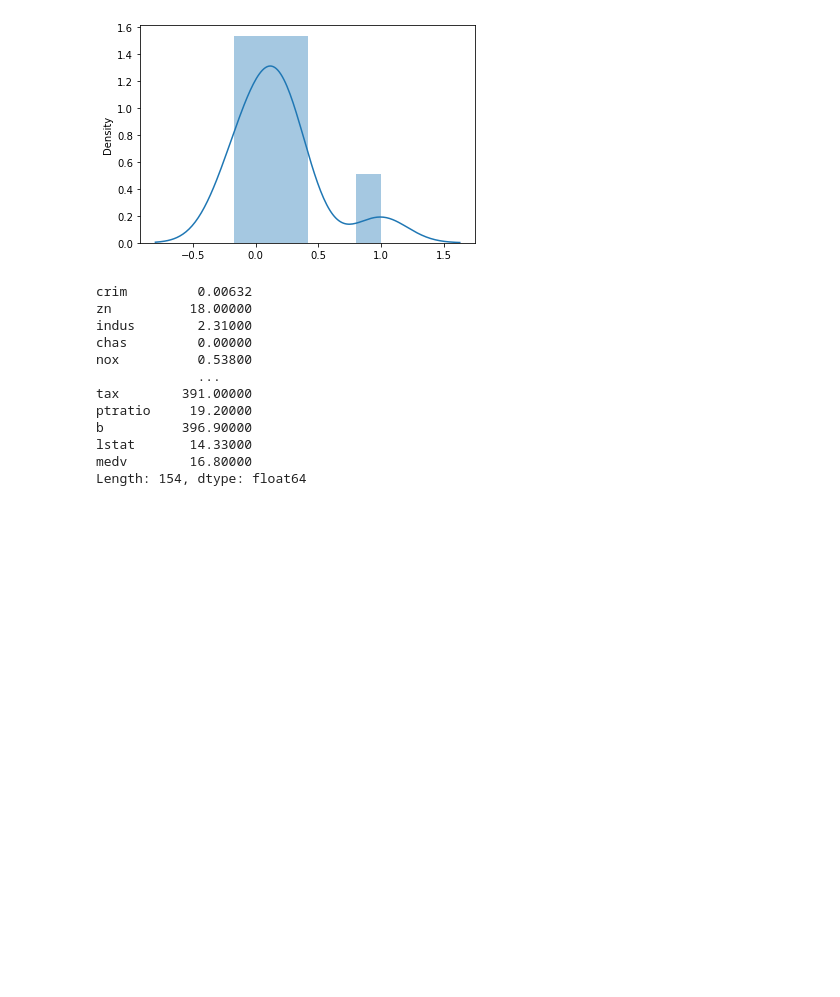
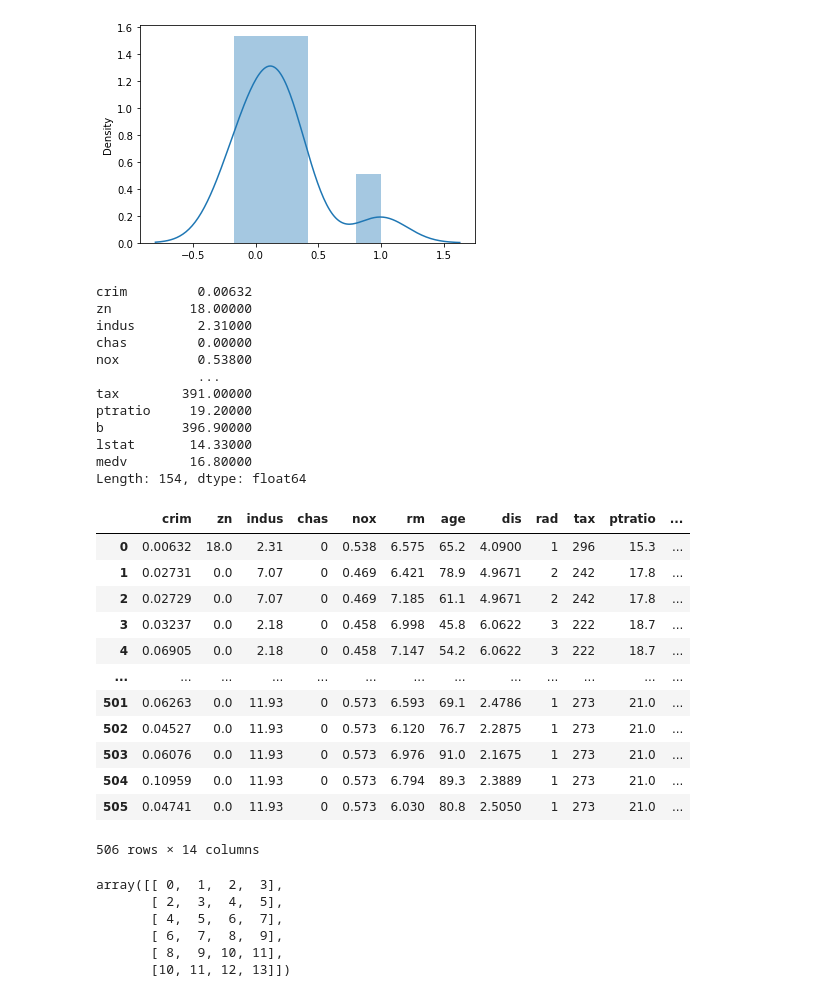
Before and after one commit to ian-james-johnson/numpy_pandas_visualization_exercises, a Jupyter notebook: 101_pandas_exercises.ipynb, the cells around one changed output. Drawn from its saved outputs; the diff is of its cells as text; code cells hidden in the pictures; blank space fills up the shorter version.

```diff
--- a/101_pandas_exercises.ipynb
+++ b/101_pandas_exercises.ipynb
@@ -555,3 +555,51 @@ b          396.90000
 lstat       14.33000
 medv        16.80000
 Length: 154, dtype: float64
+# %%
+#34
+# Import the boston housing dataset, but while importing change the 'medv' (median house value) column
+# so that values < 25 becomes ‘Low’ and > 25 becomes ‘High’.
+
+df = pd.read_csv('https://raw.githubusercontent.com/selva86/datasets/master/BostonHousing.csv')
+df.medv = np.where(df.medv >= 25, 'High', 'Low')
+
+df
+# %% [output]
+|  | crim | zn | indus | chas | nox | rm | age | dis | rad | tax | ptratio | ... |
+| 0 | 0.00632 | 18.0 | 2.31 | 0 | 0.538 | 6.575 | 65.2 | 4.0900 | 1 | 296 | 15.3 | ... |
+| 1 | 0.02731 | 0.0 | 7.07 | 0 | 0.469 | 6.421 | 78.9 | 4.9671 | 2 | 242 | 17.8 | ... |
+| 2 | 0.02729 | 0.0 | 7.07 | 0 | 0.469 | 7.185 | 61.1 | 4.9671 | 2 | 242 | 17.8 | ... |
+| 3 | 0.03237 | 0.0 | 2.18 | 0 | 0.458 | 6.998 | 45.8 | 6.0622 | 3 | 222 | 18.7 | ... |
+| 4 | 0.06905 | 0.0 | 2.18 | 0 | 0.458 | 7.147 | 54.2 | 6.0622 | 3 | 222 | 18.7 | ... |
+| ... | ... | ... | ... | ... | ... | ... | ... | ... | ... | ... | ... | ... |
+| 501 | 0.06263 | 0.0 | 11.93 | 0 | 0.573 | 6.593 | 69.1 | 2.4786 | 1 | 273 | 21.0 | ... |
+| 502 | 0.04527 | 0.0 | 11.93 | 0 | 0.573 | 6.120 | 76.7 | 2.2875 | 1 | 273 | 21.0 | ... |
+| 503 | 0.06076 | 0.0 | 11.93 | 0 | 0.573 | 6.976 | 91.0 | 2.1675 | 1 | 273 | 21.0 | ... |
+| 504 | 0.10959 | 0.0 | 11.93 | 0 | 0.573 | 6.794 | 89.3 | 2.3889 | 1 | 273 | 21.0 | ... |
+| 505 | 0.04741 | 0.0 | 11.93 | 0 | 0.573 | 6.030 | 80.8 | 2.5050 | 1 | 273 | 21.0 | ... |
+506 rows × 14 columns
+# %%
+#35
+# How to create a dataframe with rows as strides from a given series?
+
+L = pd.Series(range(15))
+
+stride_len = 2
+window_len = 4
+n_strides = ((L.size - window_len ) // stride_len) + 1
+
+
+np.array ([L[s:(s+window_len)] for s in np.arange(0, L.size, stride_len)[:n_strides]])
+
+# np.arange(0, L.size, stride_len) means everything from 0 to 15, the stride_len means every nth (2nd) element
+
+# [:n_strides] shortens the range given previously and means start at the first element and
+# go to the sixth element (because n_strides =6)
+# this means that we go down 0, 2, 4, 6, 8, 10 (six elements)
+# %% [output]
+array([[ 0,  1,  2,  3],
+       [ 2,  3,  4,  5],
+       [ 4,  5,  6,  7],
+       [ 6,  7,  8,  9],
+       [ 8,  9, 10, 11],
+       [10, 11, 12, 13]])
```
Also changed, not shown: parts of 2 cells of this notebook.
